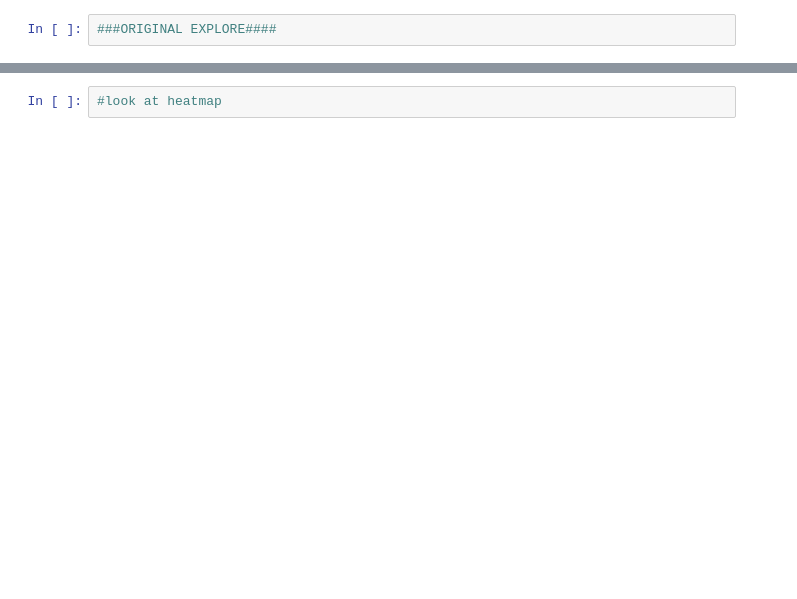
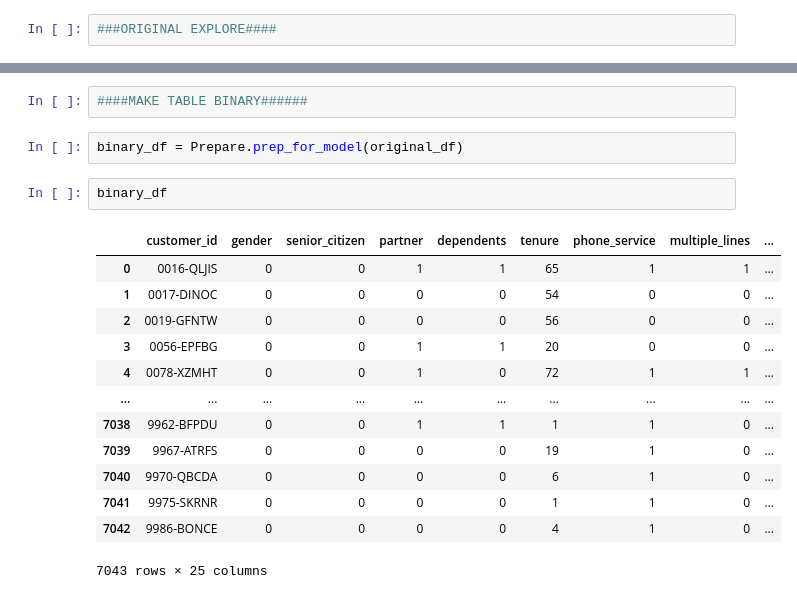
Before and after one commit to carterrxavier/classification-project, a Jupyter notebook: initial_notebook.ipynb, the cells around one changed output, grey strips where cells are left out. Cells and saved outputs as stored; diff of their text form; blank space fills up the shorter version.

```diff
--- a/initial_notebook.ipynb
+++ b/initial_notebook.ipynb
@@ -97,2 +81,20 @@ Explore.uni_stats(original_df)
-# %%
-#look at heatmap
+# %%
+####MAKE TABLE BINARY######
+# %%
+binary_df = Prepare.prep_for_model(original_df)
+# %%
+binary_df
+# %% [output]
+|  | customer_id | gender | senior_citizen | partner | dependents | tenure | phone_service | multiple_lines | ... |
+| 0 | 0016-QLJIS | 0 | 0 | 1 | 1 | 65 | 1 | 1 | ... |
+| 1 | 0017-DINOC | 0 | 0 | 0 | 0 | 54 | 0 | 0 | ... |
+| 2 | 0019-GFNTW | 0 | 0 | 0 | 0 | 56 | 0 | 0 | ... |
+| 3 | 0056-EPFBG | 0 | 0 | 1 | 1 | 20 | 0 | 0 | ... |
+| 4 | 0078-XZMHT | 0 | 0 | 1 | 0 | 72 | 1 | 1 | ... |
+| ... | ... | ... | ... | ... | ... | ... | ... | ... | ... |
+| 7038 | 9962-BFPDU | 0 | 0 | 1 | 1 | 1 | 1 | 0 | ... |
+| 7039 | 9967-ATRFS | 0 | 0 | 0 | 0 | 19 | 1 | 0 | ... |
+| 7040 | 9970-QBCDA | 0 | 0 | 0 | 0 | 6 | 1 | 0 | ... |
+| 7041 | 9975-SKRNR | 0 | 0 | 0 | 0 | 1 | 1 | 0 | ... |
+| 7042 | 9986-BONCE | 0 | 0 | 0 | 0 | 4 | 1 | 0 | ... |
+7043 rows × 25 columns
```
Also changed, not shown: parts of 6 cells of this notebook, 4 other files.
